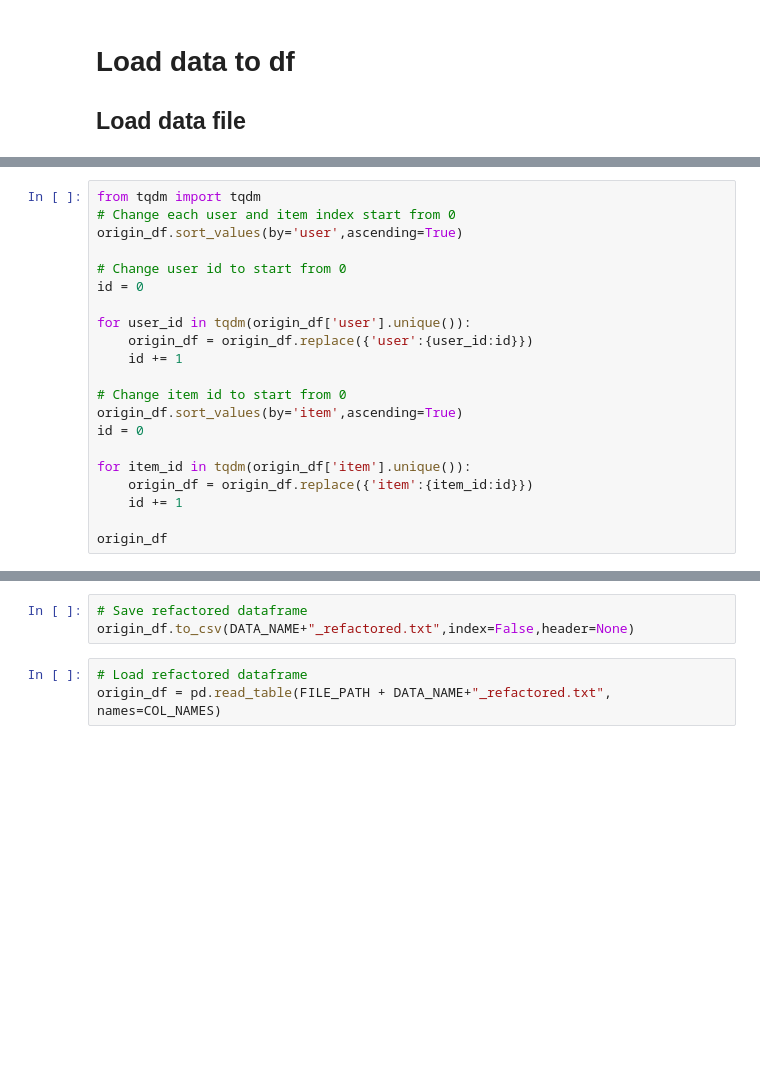
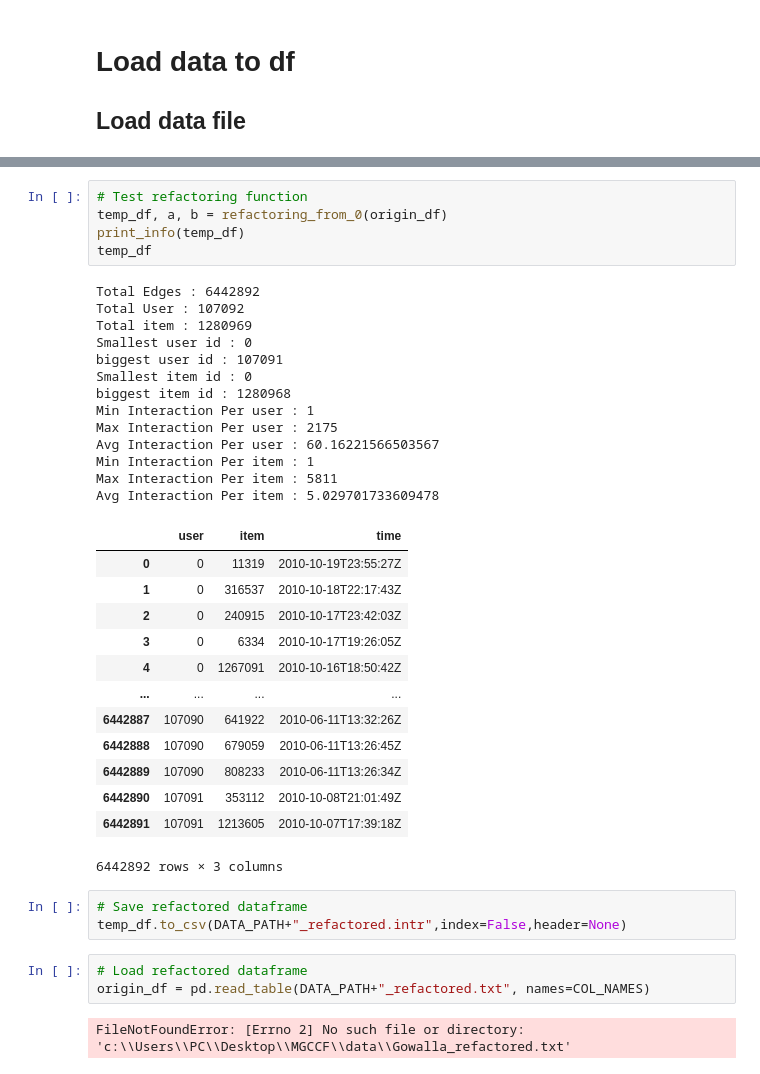
Before and after one commit to doublejone831/MGCCF, a Jupyter notebook: datahandler.ipynb, the cells around one changed output, grey strips where cells are left out. Cells and saved outputs as stored; diff of their text form; blank space fills up the shorter version.

Commit message:
Data Handler ubdate

```diff
--- a/datahandler.ipynb
+++ b/datahandler.ipynb
@@ -79,21 +66,0 @@ Total item : 1280969
-# %%
-from tqdm import tqdm
-# Change each user and item index start from 0
-origin_df.sort_values(by='user',ascending=True)
-
-# Change user id to start from 0
-id = 0
-
-for user_id in tqdm(origin_df['user'].unique()):
-    origin_df = origin_df.replace({'user':{user_id:id}})
-    id += 1
-
-# Change item id to start from 0
-origin_df.sort_values(by='item',ascending=True)
-id = 0
-
-for item_id in tqdm(origin_df['item'].unique()):
-    origin_df = origin_df.replace({'item':{item_id:id}})
-    id += 1
-
-origin_df
@@ -100,6 +139,40 @@ origin_df
+# %%
+# Test refactoring function
+temp_df, a, b = refactoring_from_0(origin_df)
+print_info(temp_df)
+temp_df
+# %% [output]
+Total Edges : 6442892
+Total User : 107092
+Total item : 1280969
+Smallest user id : 0
+biggest user id : 107091
+Smallest item id : 0
+biggest item id : 1280968
+Min Interaction Per user : 1
+Max Interaction Per user : 2175
+Avg Interaction Per user : 60.16221566503567
+Min Interaction Per item : 1
+Max Interaction Per item : 5811
+Avg Interaction Per item : 5.029701733609478
+|  | user | item | time |
+| 0 | 0 | 11319 | 2010-10-19T23:55:27Z |
+| 1 | 0 | 316537 | 2010-10-18T22:17:43Z |
+| 2 | 0 | 240915 | 2010-10-17T23:42:03Z |
+| 3 | 0 | 6334 | 2010-10-17T19:26:05Z |
+| 4 | 0 | 1267091 | 2010-10-16T18:50:42Z |
+| ... | ... | ... | ... |
+| 6442887 | 107090 | 641922 | 2010-06-11T13:32:26Z |
+| 6442888 | 107090 | 679059 | 2010-06-11T13:26:45Z |
+| 6442889 | 107090 | 808233 | 2010-06-11T13:26:34Z |
+| 6442890 | 107091 | 353112 | 2010-10-08T21:01:49Z |
+| 6442891 | 107091 | 1213605 | 2010-10-07T17:39:18Z |
+6442892 rows × 3 columns
 # %%
 # Save refactored dataframe
-origin_df.to_csv(DATA_NAME+"_refactored.txt",index=False,header=None)
+temp_df.to_csv(DATA_PATH+"_refactored.intr",index=False,header=None)
 # %%
 # Load refactored dataframe
-origin_df = pd.read_table(FILE_PATH + DATA_NAME+"_refactored.txt", names=COL_NAMES)
+origin_df = pd.read_table(DATA_PATH+"_refactored.txt", names=COL_NAMES)
+# %% [output]
+FileNotFoundError: [Errno 2] No such file or directory: 'c:\\Users\\PC\\Desktop\\MGCCF\\data\\Gowalla_refactored.txt'
```
Also changed, not shown: parts of 25 cells of this notebook.
